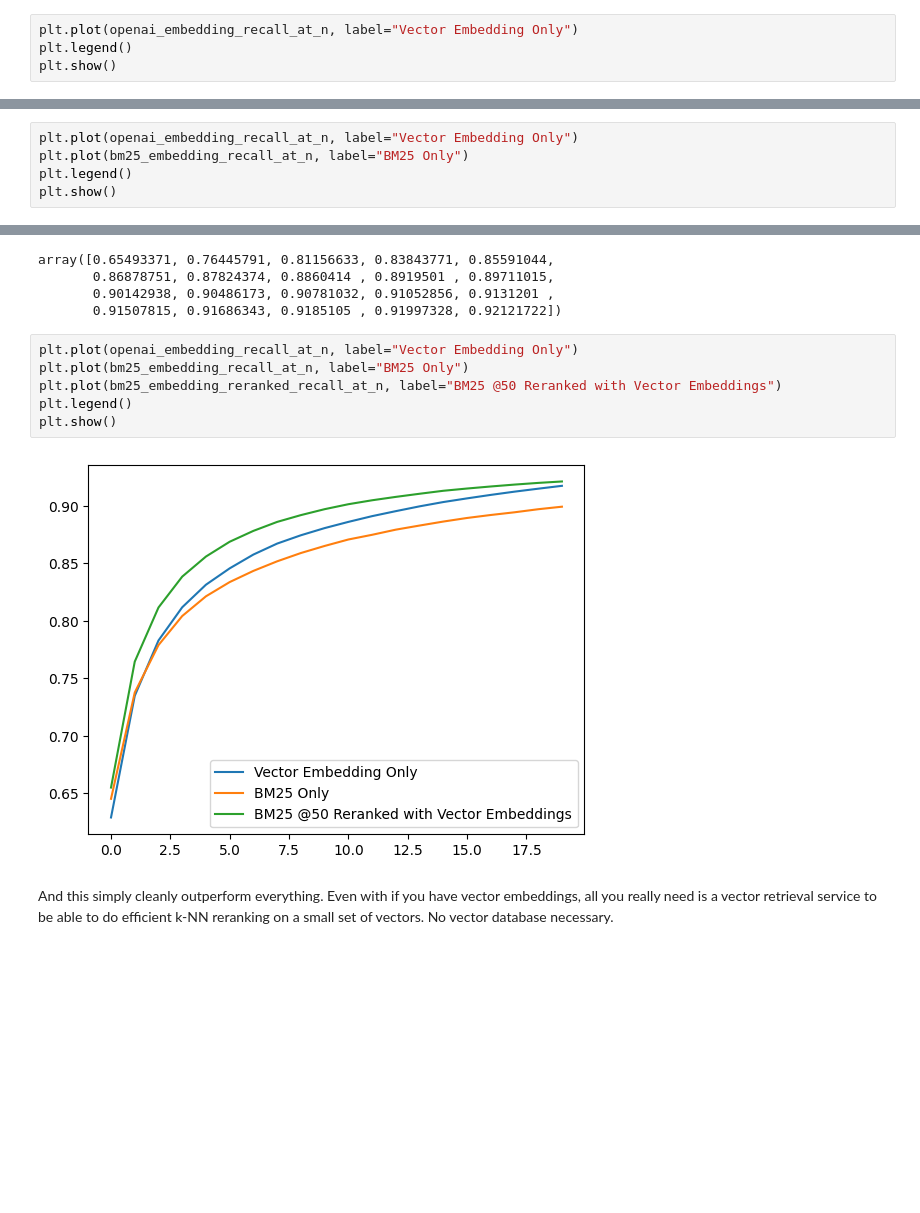
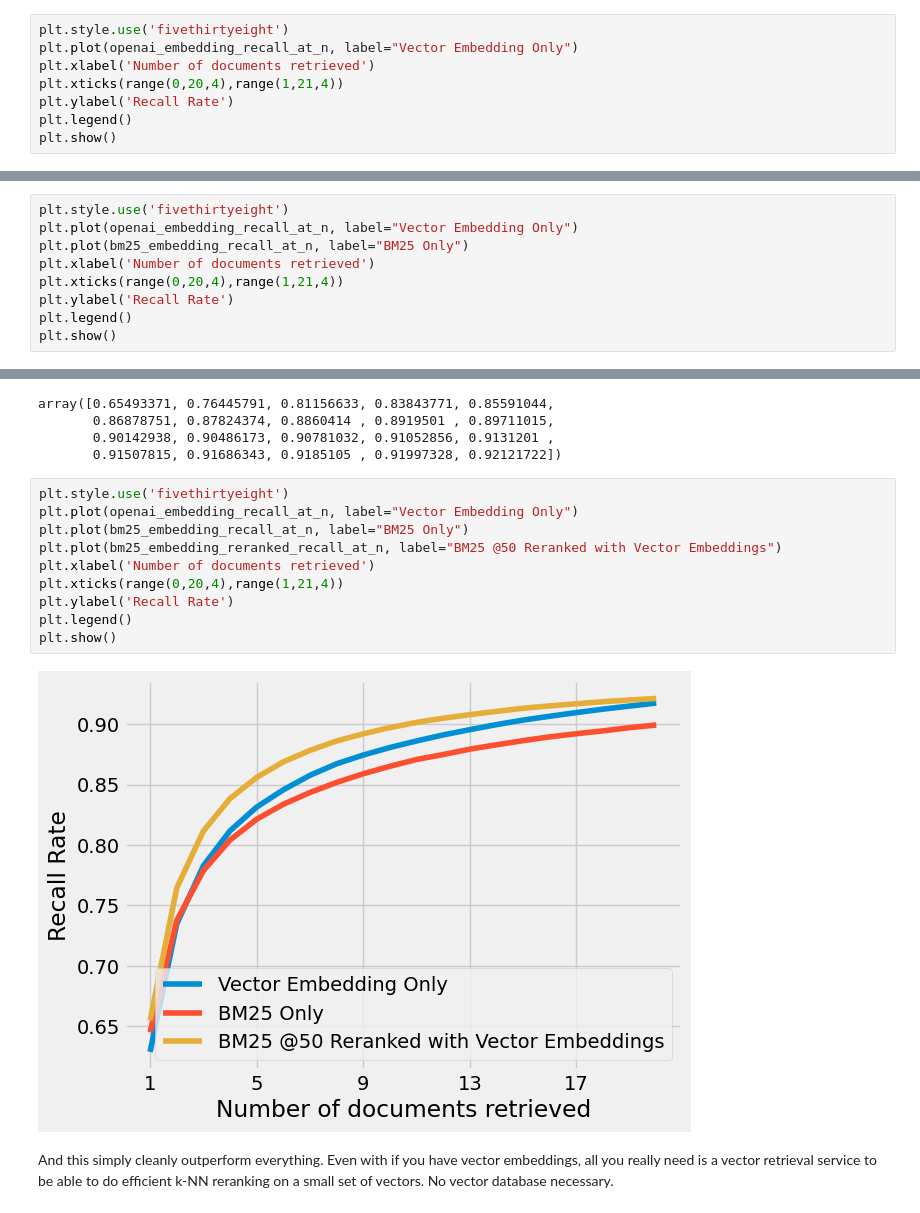
Before and after one commit to xetdata/RagIRBench, a Jupyter notebook: you_do_not_need_a_vector_database.ipynb, the cells around one changed output, grey strips where cells are left out. Saved outputs shown, nothing was run; the diff lists cells and outputs as text; blank space fills up the shorter version.

```diff
--- a/you_do_not_need_a_vector_database.ipynb
+++ b/you_do_not_need_a_vector_database.ipynb
@@ -306,7 +308,11 @@ print(openai_embedding_recall_at_n)
  0.89540549 0.89957499 0.90331832 0.90650879 0.90953801 0.91235991
  0.91493993 0.91742781]
 # %%
+plt.style.use('fivethirtyeight')
 plt.plot(openai_embedding_recall_at_n, label="Vector Embedding Only")
+plt.xlabel('Number of documents retrieved')
+plt.xticks(range(0,20,4),range(1,21,4))
+plt.ylabel('Recall Rate')
 plt.legend()
 plt.show()
 # %% [output]
@@ -394,8 +393,12 @@ array([0.64513194, 0.73759805, 0.77885535, 0.80414877, 0.82131051,
        0.87073404, 0.87482291, 0.87930339, 0.88287396, 0.88634086,
        0.88946223, 0.89205377, 0.89440343, 0.89707559, 0.89927552])
 # %%
+plt.style.use('fivethirtyeight')
 plt.plot(openai_embedding_recall_at_n, label="Vector Embedding Only")
 plt.plot(bm25_embedding_recall_at_n, label="BM25 Only")
+plt.xlabel('Number of documents retrieved')
+plt.xticks(range(0,20,4),range(1,21,4))
+plt.ylabel('Recall Rate')
 plt.legend()
 plt.show()
 # %% [output]
@@ -433,12 +436,16 @@ array([0.65493371, 0.76445791, 0.81156633, 0.83843771, 0.85591044,
        0.90142938, 0.90486173, 0.90781032, 0.91052856, 0.9131201 ,
        0.91507815, 0.91686343, 0.9185105 , 0.91997328, 0.92121722])
 # %%
+plt.style.use('fivethirtyeight')
 plt.plot(openai_embedding_recall_at_n, label="Vector Embedding Only")
 plt.plot(bm25_embedding_recall_at_n, label="BM25 Only")
 plt.plot(bm25_embedding_reranked_recall_at_n, label="BM25 @50 Reranked with Vector Embeddings")
+plt.xlabel('Number of documents retrieved')
+plt.xticks(range(0,20,4),range(1,21,4))
+plt.ylabel('Recall Rate')
 plt.legend()
 plt.show()
 # %% [output]
-[figure, old version]
+[figure, new version]
 # %% [markdown]
 And this simply cleanly outperform everything. Even with if you have vector embeddings, all you really need is a vector retrieval service to be able to do efficient k-NN reranking on a small set of vectors. No vector database necessary.
```
Also changed, not shown: parts of 6 cells of this notebook, 2 other files.
